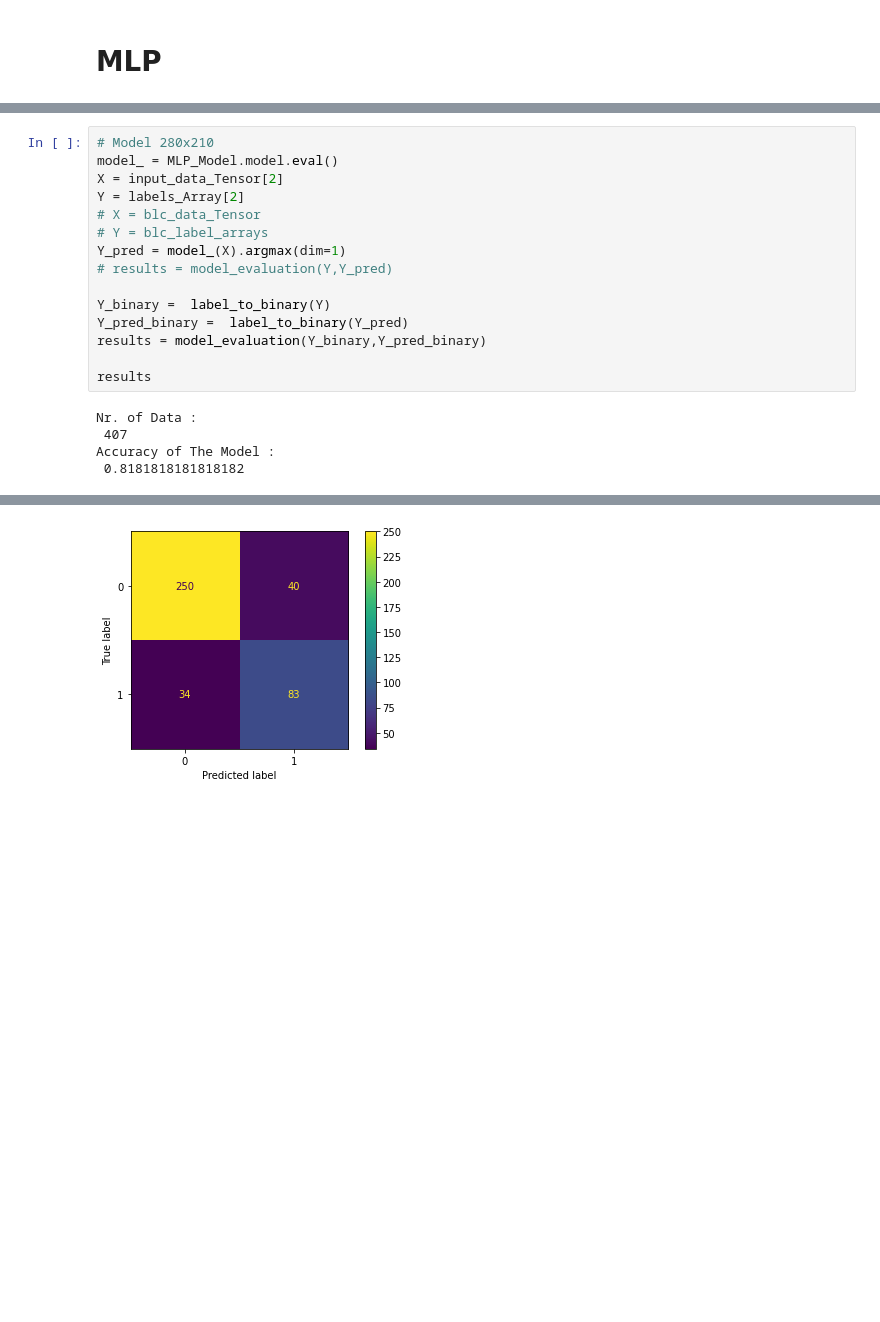
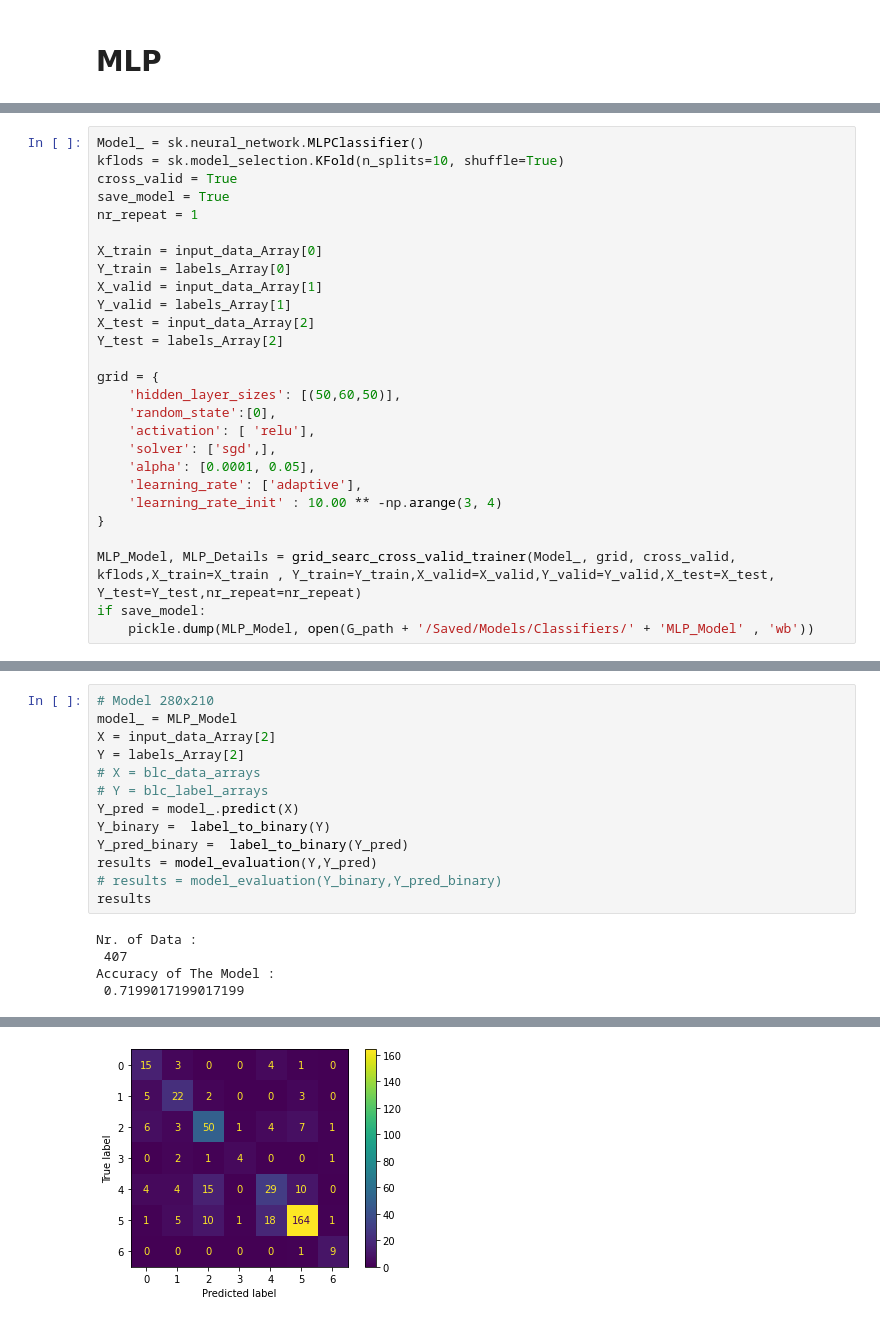
Before and after one commit to sepandms/SkinCare, a Jupyter notebook: Classifiers.ipynb, the cells around one changed output, grey strips where cells are left out. Drawn from its saved outputs; the diff is of its cells as text; blank space fills up the shorter version.

```diff
--- a/Classifiers.ipynb
+++ b/Classifiers.ipynb
@@ -851,0 +468,27 @@ MLP_Model.train()
+# %%
+Model_ = sk.neural_network.MLPClassifier()
+kflods = sk.model_selection.KFold(n_splits=10, shuffle=True)
+cross_valid = True
+save_model = True
+nr_repeat = 1
+
+X_train = input_data_Array[0]
+Y_train = labels_Array[0]
+X_valid = input_data_Array[1]
+Y_valid = labels_Array[1]
+X_test = input_data_Array[2]
+Y_test = labels_Array[2]
+
+grid = {
+    'hidden_layer_sizes': [(50,60,50)],
+    'random_state':[0],
+    'activation': [ 'relu'],
+    'solver': ['sgd',],
+    'alpha': [0.0001, 0.05],
+    'learning_rate': ['adaptive'],
+    'learning_rate_init' : 10.00 ** -np.arange(3, 4)
+}
+
+MLP_Model, MLP_Details = grid_searc_cross_valid_trainer(Model_, grid, cross_valid, kflods,X_train=X_train , Y_train=Y_train,X_valid=X_valid,Y_valid=Y_valid,X_test=X_test, Y_test=Y_test,nr_repeat=nr_repeat)
+if save_model:
+    pickle.dump(MLP_Model, open(G_path + '/Saved/Models/Classifiers/' + 'MLP_Model' , 'wb'))
@@ -852,21 +559,19 @@ MLP_Model.train()
 # %%
 # Model 280x210
-model_ = MLP_Model.model.eval()
-X = input_data_Tensor[2]
+model_ = MLP_Model
+X = input_data_Array[2]
 Y = labels_Array[2]
-# X = blc_data_Tensor
+# X = blc_data_arrays
 # Y = blc_label_arrays
-Y_pred = model_(X).argmax(dim=1)
-# results = model_evaluation(Y,Y_pred)
-
+Y_pred = model_.predict(X)
 Y_binary =  label_to_binary(Y)
 Y_pred_binary =  label_to_binary(Y_pred)
-results = model_evaluation(Y_binary,Y_pred_binary)
-
+results = model_evaluation(Y,Y_pred)
+# results = model_evaluation(Y_binary,Y_pred_binary)
 results
 # %% [output]
 Nr. of Data :
  407
 Accuracy of The Model :
- 0.8181818181818182
+ 0.7199017199017199
 |  | weights | Precision | Recall_Sensitivity | Specificity | f1_score |
@@ -877 +587 @@ Accuracy of The Model :
-[figure, old version]
+[figure, new version]
```
Also changed, not shown: parts of 50 cells of this notebook, 6 other files.
